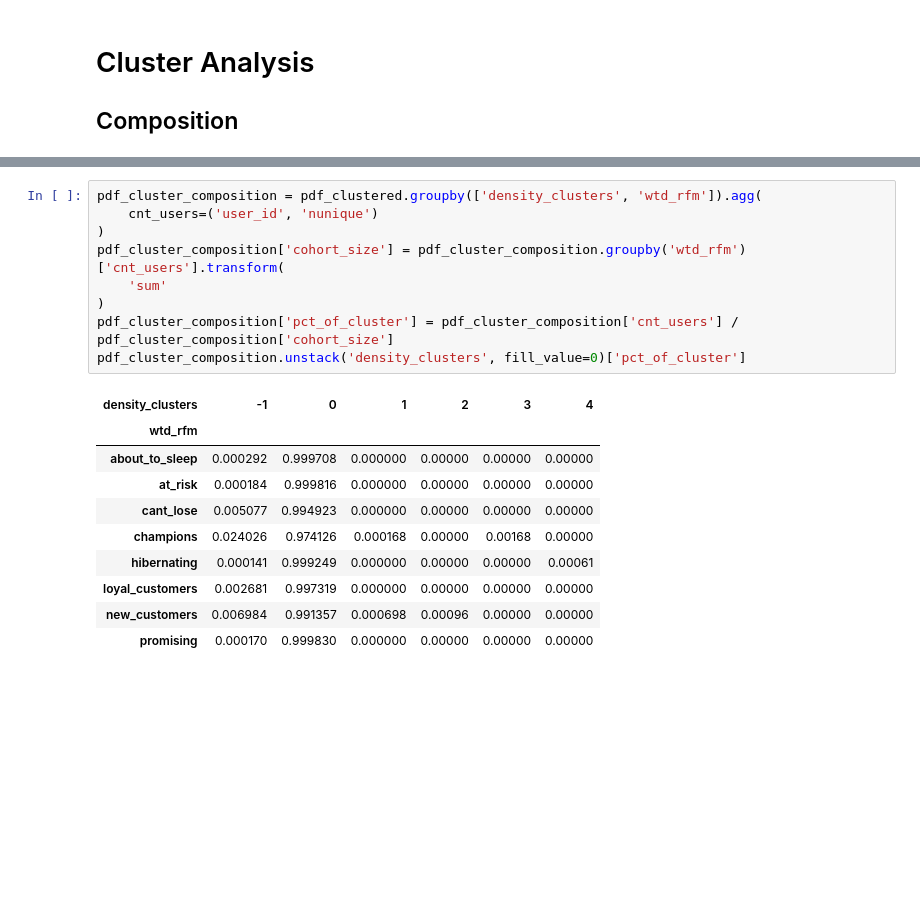
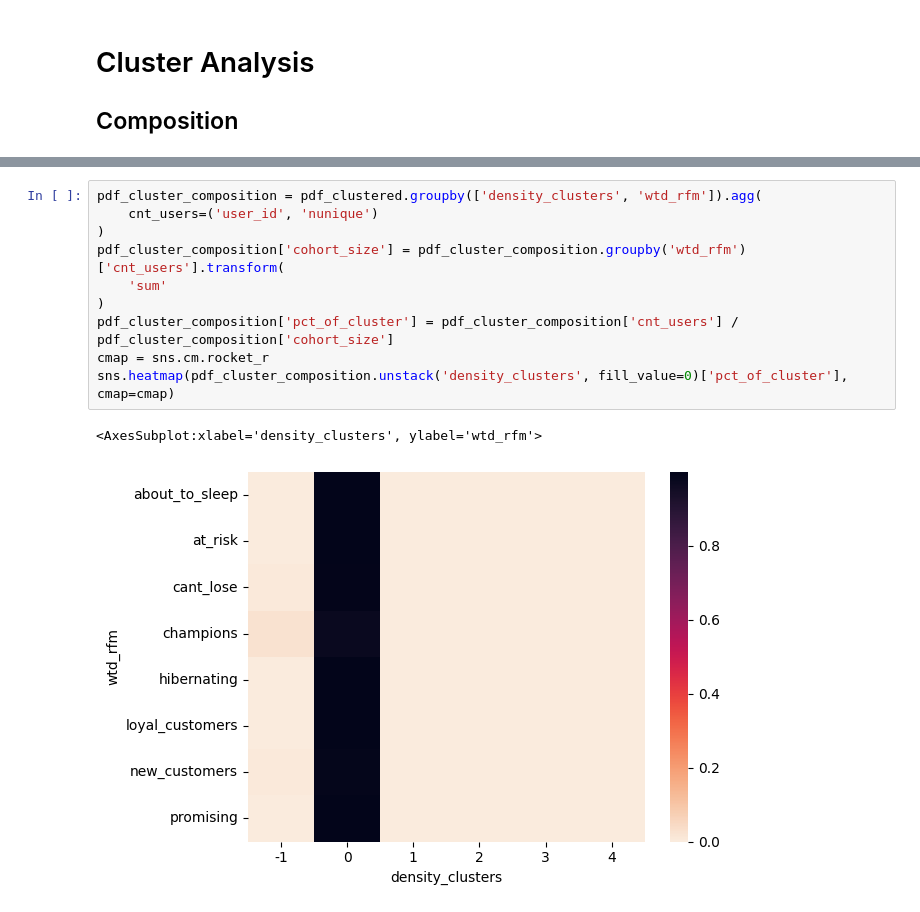
Before and after one commit to franciscogmm/scheduling-platform-segmentation, a Jupyter notebook: notebooks/segmentation_high_level.ipynb, the cells around one changed output, grey strips where cells are left out. Saved outputs shown, nothing was run; the diff lists cells and outputs as text; blank space fills up the shorter version.

```diff
--- a/notebooks/segmentation_high_level.ipynb
+++ b/notebooks/segmentation_high_level.ipynb
@@ -408,20 +396,13 @@ pdf_cluster_composition.unstack('centroid_clusters', fill_value=0)['pct_of_clust
 # %%
 pdf_cluster_composition = pdf_clustered.groupby(['density_clusters', 'wtd_rfm']).agg(
     cnt_users=('user_id', 'nunique')
 )
 pdf_cluster_composition['cohort_size'] = pdf_cluster_composition.groupby('wtd_rfm')['cnt_users'].transform(
     'sum'
 )
 pdf_cluster_composition['pct_of_cluster'] = pdf_cluster_composition['cnt_users'] / pdf_cluster_composition['cohort_size']
-pdf_cluster_composition.unstack('density_clusters', fill_value=0)['pct_of_cluster']
+cmap = sns.cm.rocket_r
+sns.heatmap(pdf_cluster_composition.unstack('density_clusters', fill_value=0)['pct_of_cluster'], cmap=cmap)
 # %% [output]
-| density_clusters | -1 | 0 | 1 | 2 | 3 | 4 |
-| wtd_rfm |  |  |  |  |  |  |
-| about_to_sleep | 0.000292 | 0.999708 | 0.000000 | 0.00000 | 0.00000 | 0.00000 |
-| at_risk | 0.000184 | 0.999816 | 0.000000 | 0.00000 | 0.00000 | 0.00000 |
-| cant_lose | 0.005077 | 0.994923 | 0.000000 | 0.00000 | 0.00000 | 0.00000 |
-| champions | 0.024026 | 0.974126 | 0.000168 | 0.00000 | 0.00168 | 0.00000 |
-| hibernating | 0.000141 | 0.999249 | 0.000000 | 0.00000 | 0.00000 | 0.00061 |
-| loyal_customers | 0.002681 | 0.997319 | 0.000000 | 0.00000 | 0.00000 | 0.00000 |
-| new_customers | 0.006984 | 0.991357 | 0.000698 | 0.00096 | 0.00000 | 0.00000 |
-| promising | 0.000170 | 0.999830 | 0.000000 | 0.00000 | 0.00000 | 0.00000 |
+<AxesSubplot:xlabel='density_clusters', ylabel='wtd_rfm'>
+[figure, added]
```
Also changed, not shown: parts of 5 cells of this notebook.
